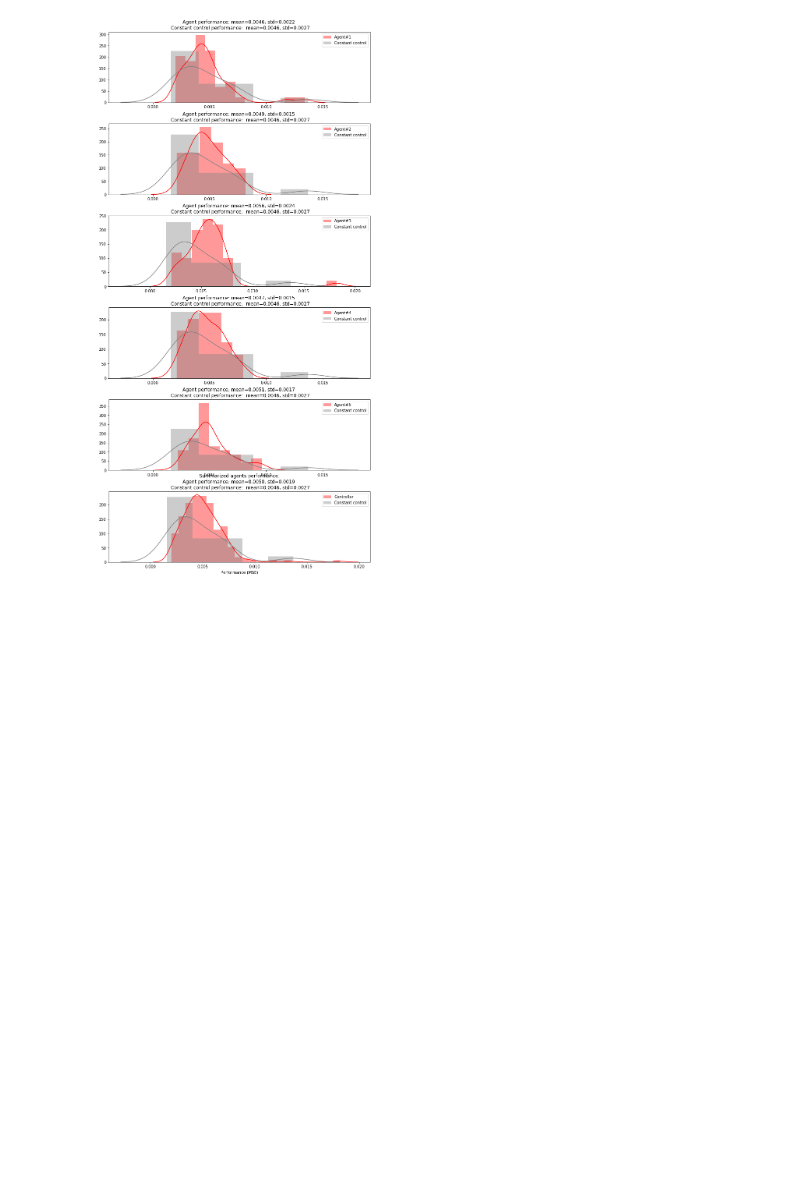
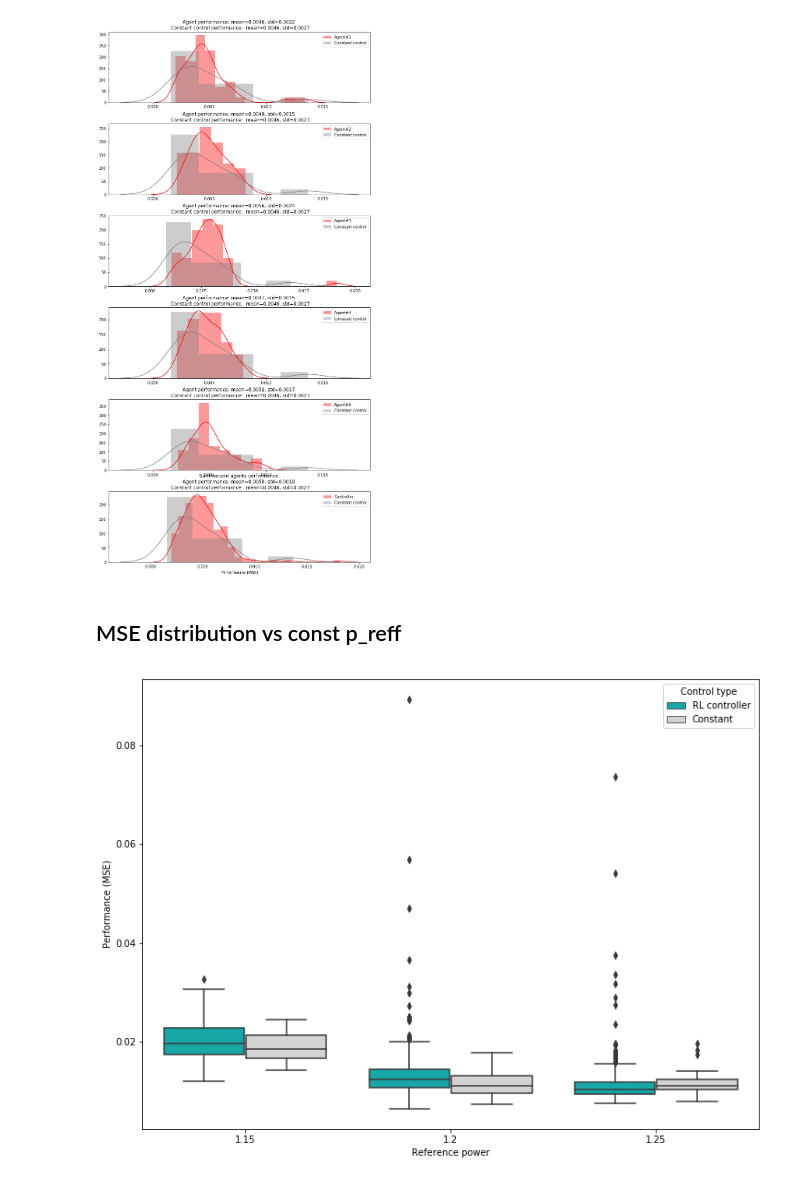
Before and after one commit to OlehLuk/rl-power-control, a Jupyter notebook: experiments/results/ps_stoch_alt_hyp.ipynb, the cells around one changed output. Cells and saved outputs as stored; diff of their text form; code cells hidden in the pictures; blank space fills up the shorter version.

```diff
--- a/experiments/results/ps_stoch_alt_hyp.ipynb
+++ b/experiments/results/ps_stoch_alt_hyp.ipynb
@@ -211,3 +211,17 @@ baseline = case_folder + "baseline_skip_transition_other_ref_29-10-2019_04-14/k=
 plot_two_perf_dist(baseline, controller);
 # %% [output]
 [figure]
+# %% [markdown]
+## MSE distribution vs const p_reff
+# %%
+labels = ["1.15", "1.2", "1.25"]
+bas_folders = ["ps_stoch/baseline_lower_ref_28-10-2019_21-17/k=7",
+           "ps_stoch/constant_action_variation_20-10-2019_19-55/k=7",
+           "ps_stoch/baseline_other_ref_27-10-2019_07-28/k=7"]
+contr_folders = ["ps_stoch/best_params_lower_ref_28-10-2019_22-30/time_step=1",
+           "ps_stoch/best_parameters_combination_19-09-2019_13-33/time_step=1",
+           "ps_stoch/best_params_other_ref_27-10-2019_08-50/time_step=1"]
+# %%
+df_bas_mses, df_contr_mses = mse_vs_ref(labels, bas_folders, contr_folders, fig_size=(12, 9))
+# %% [output]
+[figure, added]
```
Also changed, not shown: parts of 1 cell of this notebook, 1 other file.
